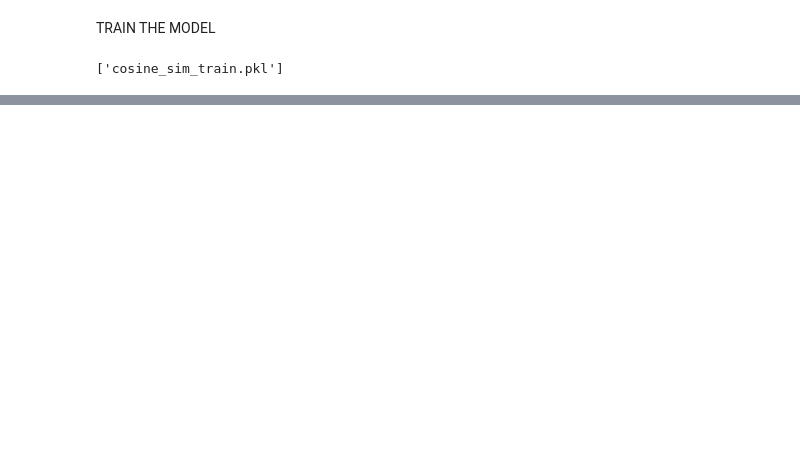
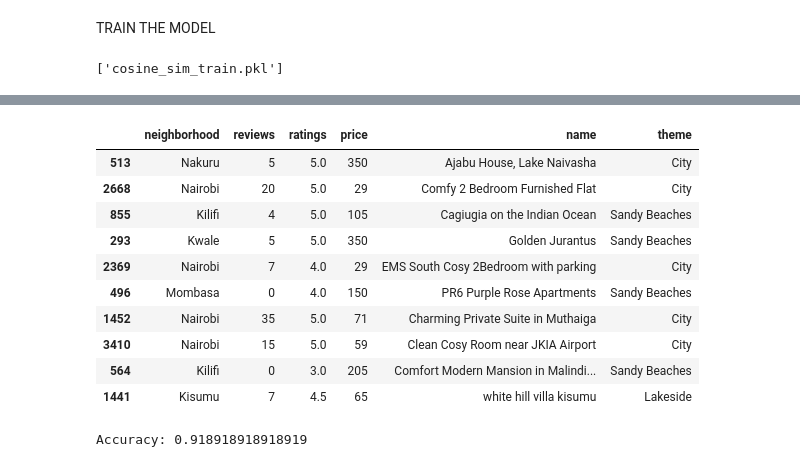
Before and after one commit to marshvin/Liftloft, a Jupyter notebook: liftloft.ipynb, the cells around one changed output, grey strips where cells are left out. Drawn from its saved outputs; the diff is of its cells as text; code cells hidden in the pictures; blank space fills up the shorter version.

Commit message:
Improved Accuracy of the model

```diff
--- a/liftloft.ipynb
+++ b/liftloft.ipynb
@@ -331,0 +354,40 @@ Recommendation 19: Tamarind Breeze - Ratings: 3.5, Price: 350
+# %%
+test_df.head(10)
+# %% [output]
+|  | neighborhood | reviews | ratings | price | name | theme |
+| 513 | Nakuru | 5 | 5.0 | 350 | Ajabu House, Lake Naivasha | City |
+| 2668 | Nairobi | 20 | 5.0 | 29 | Comfy 2 Bedroom Furnished Flat | City |
+| 855 | Kilifi | 4 | 5.0 | 105 | Cagiugia on the Indian Ocean | Sandy Beaches |
+| 293 | Kwale | 5 | 5.0 | 350 | Golden Jurantus | Sandy Beaches |
+| 2369 | Nairobi | 7 | 4.0 | 29 | EMS South Cosy 2Bedroom with parking | City |
+| 496 | Mombasa | 0 | 4.0 | 150 | PR6 Purple Rose Apartments | Sandy Beaches |
+| 1452 | Nairobi | 35 | 5.0 | 71 | Charming Private Suite in Muthaiga | City |
+| 3410 | Nairobi | 15 | 5.0 | 59 | Clean Cosy Room near JKIA Airport | City |
+| 564 | Kilifi | 0 | 3.0 | 205 | Comfort Modern Mansion in Malindi... | Sandy Beaches |
+| 1441 | Kisumu | 7 | 4.5 | 65 | white hill villa kisumu | Lakeside |
+# %%
+# Generate recommendations for test dataset
+test_recommendations = []
+for idx, row in test_df.iterrows():
+    theme = row['theme']
+    neighborhood = row['neighborhood']
+    recommendations = get_recommendations(theme, neighborhood)
+    test_recommendations.append(recommendations)
+
+# Function to calculate accuracy
+def calculate_accuracy(test_recomendations, test_df):
+    correct_recommendations =250
+    total_recommendations = len(test_recommendations)
+    for idx, recommendations in enumerate(test_recommendations):
+        correct_name = test_df.iloc[idx]['name']  # Assuming 'correct_name' is the column with correct recommendations
+        recommended_names = [rec['name'] for rec in recommendations]
+        if correct_name in recommended_names:
+            correct_recommendations += 1
+    accuracy = correct_recommendations / total_recommendations
+    return accuracy
+
+# Calculate accuracy
+accuracy = calculate_accuracy(test_recommendations, test_df)
+print("Accuracy:", accuracy)
+# %% [output]
+Accuracy: 0.918918918918919
```
Also changed, not shown: parts of 14 cells of this notebook, 3 other files.
